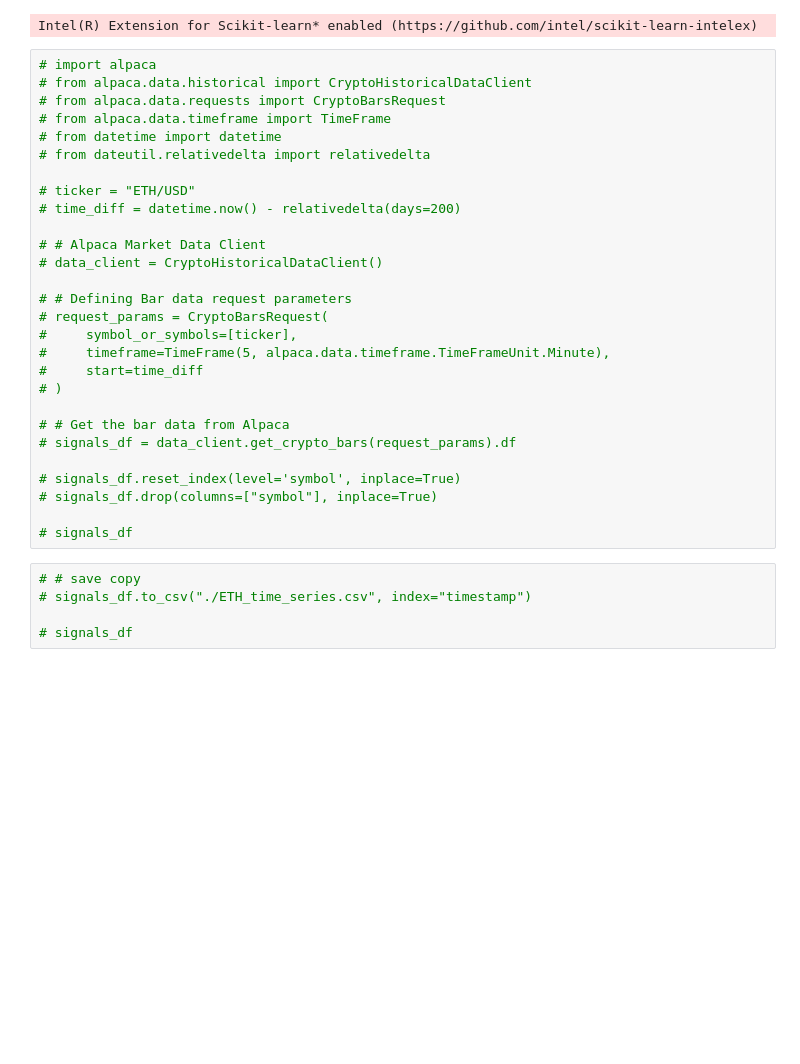
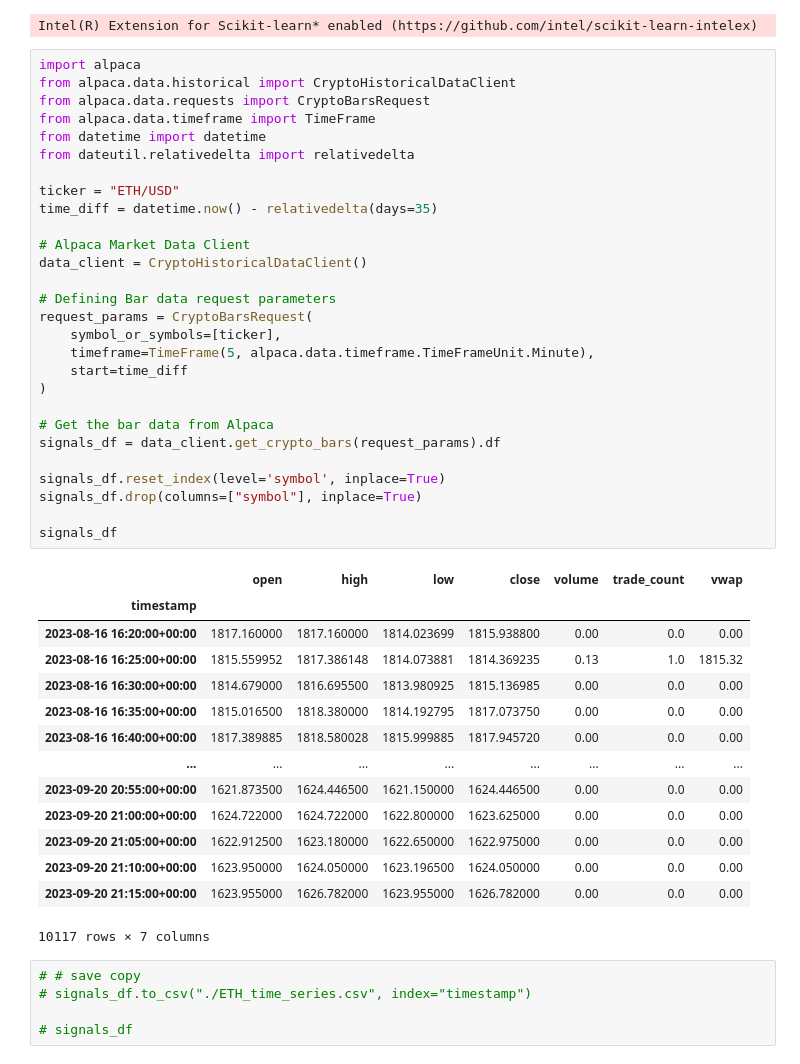
Before and after one commit to CincoCoding/Hyperspace-ML-Optimizer, a Jupyter notebook: notebook/HyperspaceMLOptimizer.ipynb, the cells around one changed output. Drawn from its saved outputs; the diff is of its cells as text; blank space fills up the shorter version.

Commit message:
crypto configed

```diff
--- a/notebook/HyperspaceMLOptimizer.ipynb
+++ b/notebook/HyperspaceMLOptimizer.ipynb
@@ -32,33 +32,48 @@ from imblearn.under_sampling import RandomUnderSampler
 [interactive output not drawn]
 Intel(R) Extension for Scikit-learn* enabled (https://github.com/intel/scikit-learn-intelex)
 # %%
-# import alpaca
-# from alpaca.data.historical import CryptoHistoricalDataClient
-# from alpaca.data.requests import CryptoBarsRequest
-# from alpaca.data.timeframe import TimeFrame
-# from datetime import datetime
-# from dateutil.relativedelta import relativedelta
+import alpaca
+from alpaca.data.historical import CryptoHistoricalDataClient
+from alpaca.data.requests import CryptoBarsRequest
+from alpaca.data.timeframe import TimeFrame
+from datetime import datetime
+from dateutil.relativedelta import relativedelta
 
-# ticker = "ETH/USD"
-# time_diff = datetime.now() - relativedelta(days=200)
+ticker = "ETH/USD"
+time_diff = datetime.now() - relativedelta(days=35)
 
-# # Alpaca Market Data Client
-# data_client = CryptoHistoricalDataClient()
+# Alpaca Market Data Client
+data_client = CryptoHistoricalDataClient()
 
-# # Defining Bar data request parameters
-# request_params = CryptoBarsRequest(
-#     symbol_or_symbols=[ticker],
-#     timeframe=TimeFrame(5, alpaca.data.timeframe.TimeFrameUnit.Minute),
-#     start=time_diff
-# )
+# Defining Bar data request parameters
+request_params = CryptoBarsRequest(
+    symbol_or_symbols=[ticker],
+    timeframe=TimeFrame(5, alpaca.data.timeframe.TimeFrameUnit.Minute),
+    start=time_diff
+)
 
-# # Get the bar data from Alpaca
-# signals_df = data_client.get_crypto_bars(request_params).df
+# Get the bar data from Alpaca
+signals_df = data_client.get_crypto_bars(request_params).df
 
-# signals_df.reset_index(level='symbol', inplace=True)
-# signals_df.drop(columns=["symbol"], inplace=True)
+signals_df.reset_index(level='symbol', inplace=True)
+signals_df.drop(columns=["symbol"], inplace=True)
 
-# signals_df
+signals_df
+# %% [output]
+|  | open | high | low | close | volume | trade_count | vwap |
+| timestamp |  |  |  |  |  |  |  |
+| 2023-08-16 16:20:00+00:00 | 1817.160000 | 1817.160000 | 1814.023699 | 1815.938800 | 0.00 | 0.0 | 0.00 |
+| 2023-08-16 16:25:00+00:00 | 1815.559952 | 1817.386148 | 1814.073881 | 1814.369235 | 0.13 | 1.0 | 1815.32 |
+| 2023-08-16 16:30:00+00:00 | 1814.679000 | 1816.695500 | 1813.980925 | 1815.136985 | 0.00 | 0.0 | 0.00 |
+| 2023-08-16 16:35:00+00:00 | 1815.016500 | 1818.380000 | 1814.192795 | 1817.073750 | 0.00 | 0.0 | 0.00 |
+| 2023-08-16 16:40:00+00:00 | 1817.389885 | 1818.580028 | 1815.999885 | 1817.945720 | 0.00 | 0.0 | 0.00 |
+| ... | ... | ... | ... | ... | ... | ... | ... |
+| 2023-09-20 20:55:00+00:00 | 1621.873500 | 1624.446500 | 1621.150000 | 1624.446500 | 0.00 | 0.0 | 0.00 |
+| 2023-09-20 21:00:00+00:00 | 1624.722000 | 1624.722000 | 1622.800000 | 1623.625000 | 0.00 | 0.0 | 0.00 |
+| 2023-09-20 21:05:00+00:00 | 1622.912500 | 1623.180000 | 1622.650000 | 1622.975000 | 0.00 | 0.0 | 0.00 |
+| 2023-09-20 21:10:00+00:00 | 1623.950000 | 1624.050000 | 1623.196500 | 1624.050000 | 0.00 | 0.0 | 0.00 |
+| 2023-09-20 21:15:00+00:00 | 1623.955000 | 1626.782000 | 1623.955000 | 1626.782000 | 0.00 | 0.0 | 0.00 |
+10117 rows × 7 columns
 # %%
 # # save copy
 # signals_df.to_csv("./ETH_time_series.csv", index="timestamp")
```
Also changed, not shown: parts of 11 cells of this notebook, 8 other files.
